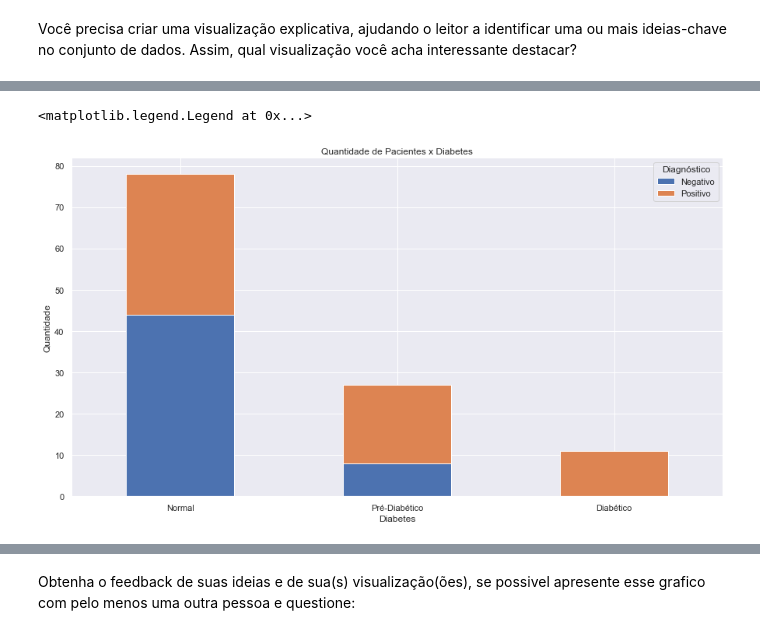
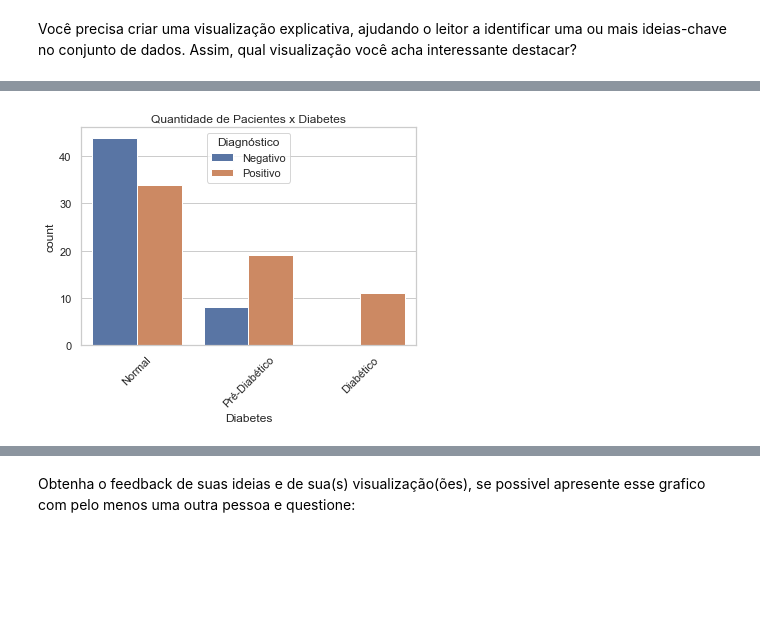
Before and after one commit to flaviowu/Blue_DS, a Jupyter notebook: Modulo2/projeto_02/projeto_2.ipynb, the cells around one changed output, grey strips where cells are left out. Drawn from its saved outputs; the diff is of its cells as text; code cells hidden in the pictures; blank space fills up the shorter version.

```diff
--- a/Modulo2/projeto_02/projeto_2.ipynb
+++ b/Modulo2/projeto_02/projeto_2.ipynb
@@ -77,7 +77,6 @@ data.rename({
         'BMI': 'IMC',
         'Glucose': 'Glicose',
         'Insulin': 'Insulina',
-        'HOMA': 'Res_Insulina',
         'Leptin': 'Leptina',
         'Adiponectin': 'Adiponectina',
         'Resistin': 'Resistina',
@@ -156,0 +168,3 @@ Name: Glicose, dtype: float64
+# %%
+sns.set_theme(style="whitegrid")
+sns.displot(x='Idade', data=data, kde=True)
@@ -163,7 +184,7 @@ def is_diabetic(x):
     elif x < 100:
         return 'Normal'
 # %%
-data['diabetes'] = data['Glicose'].apply(is_diabetic)
+data['Diabetes'] = data['Glicose'].apply(is_diabetic)
 # %%
 data.head()
 # %% [output]
@@ -197,13 +208,10 @@ df_diabetes_classificacao
 # %%
-df_diabetes_classificacao.plot(kind="bar", stacked=True, rot=0)
-sns.set(rc = {'figure.figsize':(15,8)})
 plt.title('Quantidade de Pacientes x Diabetes')
-plt.xlabel('Diabetes')
-plt.ylabel('Quantidade')
 plt.legend(title='Diagnóstico', loc='upper right', labels=['Negativo', 'Positivo'])
+plt.xticks(rotation=45);
+sns.countplot(x='Diabetes', hue='Diagnóstico', data=data);
 # %% [output]
-<matplotlib.legend.Legend at 0x...>
-[figure, old version]
+[figure, new version]
 # %%
 def classificate_imc(x):
     if x <= 18.5:  # baixo peso
```
Also changed, not shown: parts of 32 cells of this notebook.
